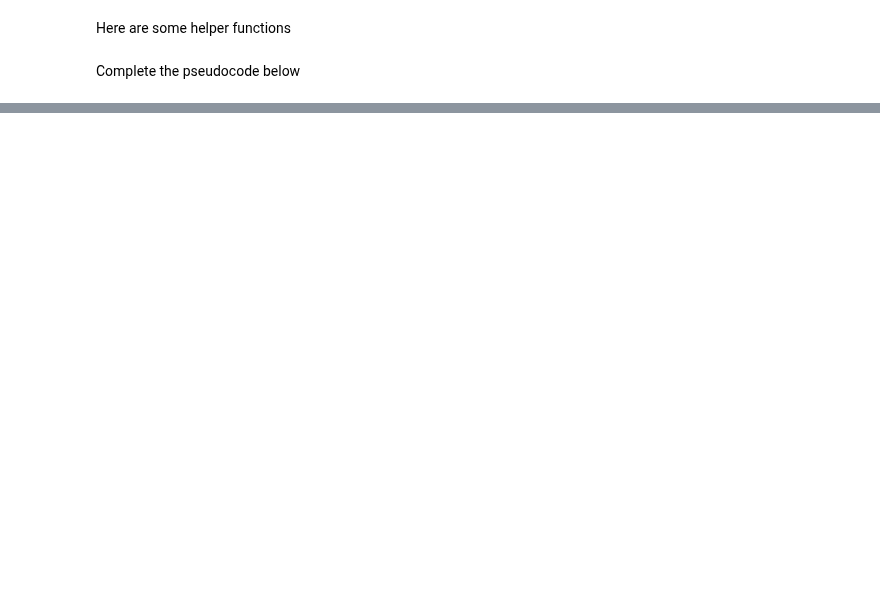
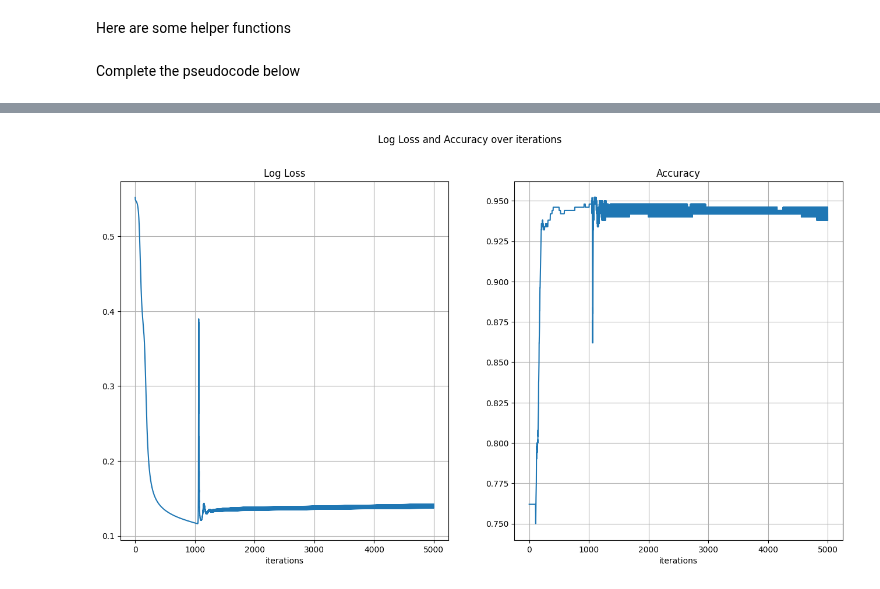
Before and after one commit to TBKHori/Analysis-ML-Deep-Learning, a Jupyter notebook: Week3_Backprop_HW.ipynb, the cells around one changed output, grey strips where cells are left out. Cells and saved outputs as stored; diff of their text form; code cells hidden in the pictures; blank space fills up the shorter version.

```diff
--- a/Week3_Backprop_HW.ipynb
+++ b/Week3_Backprop_HW.ipynb
@@ -131,21 +133,48 @@ Complete the pseudocode below
 
 np.random.seed(1241)
 
-W_1 =
-W_2 =
+# Number of nodes in the input, hidden, and output layers
+input_nodes = 3  # Two features plus bias
+hidden_nodes = 4
+output_nodes = 1
+
+W_1 = np.random.uniform(-1, 1, size=(input_nodes, hidden_nodes))
+W_2 = np.random.uniform(-1, 1, size=(hidden_nodes, output_nodes))
 num_iter = 5000
 learning_rate = 0.01
 x_mat = x_mat_full
 
 
 loss_vals, accuracies = [], []
+
+# Declare gradient outside the loop
+gradient = None
+# Get gradients
+#dW1, dW2 = gradients
+
 for i in range(num_iter):
     ### Do a forward computation, and get the gradient
-
+    y_pred, gradient = forward_pass(W_1, W_2)
     ## Update the weight matrices
 
+    # Get gradients
+    #dW1, dW2 = gradients
+
+    # Update the weight matrices
+    W_1 -= learning_rate * gradient[0]
+    W_2 -= learning_rate * gradient[1].reshape((hidden_nodes, output_nodes))
+
     ### Compute the loss and accuracy
+    loss = loss_fn(y, y_pred)
+    accuracy = np.mean((y_pred > 0.5) == y)
+
+    loss_vals.append(loss)
+    accuracies.append(accuracy)
 
     ## Print the loss and accuracy for every 200th iteration
+    if i % 200 == 0:
+        print(f"Iteration {i}: Loss = {loss:.4f}, Accuracy = {accuracy:.4f}")
 
+# Plot the loss and accuracy over iterations
 plot_loss_accuracy(loss_vals, accuracies)
+# %% [output]
@@ -152,2 +198,3 @@ plot_loss_accuracy(loss_vals, accuracies)
+[figure, added]
 # %%
 #### Plot the predicted answers with mistakes in yellow
```
Also changed, not shown: parts of 6 cells of this notebook.
